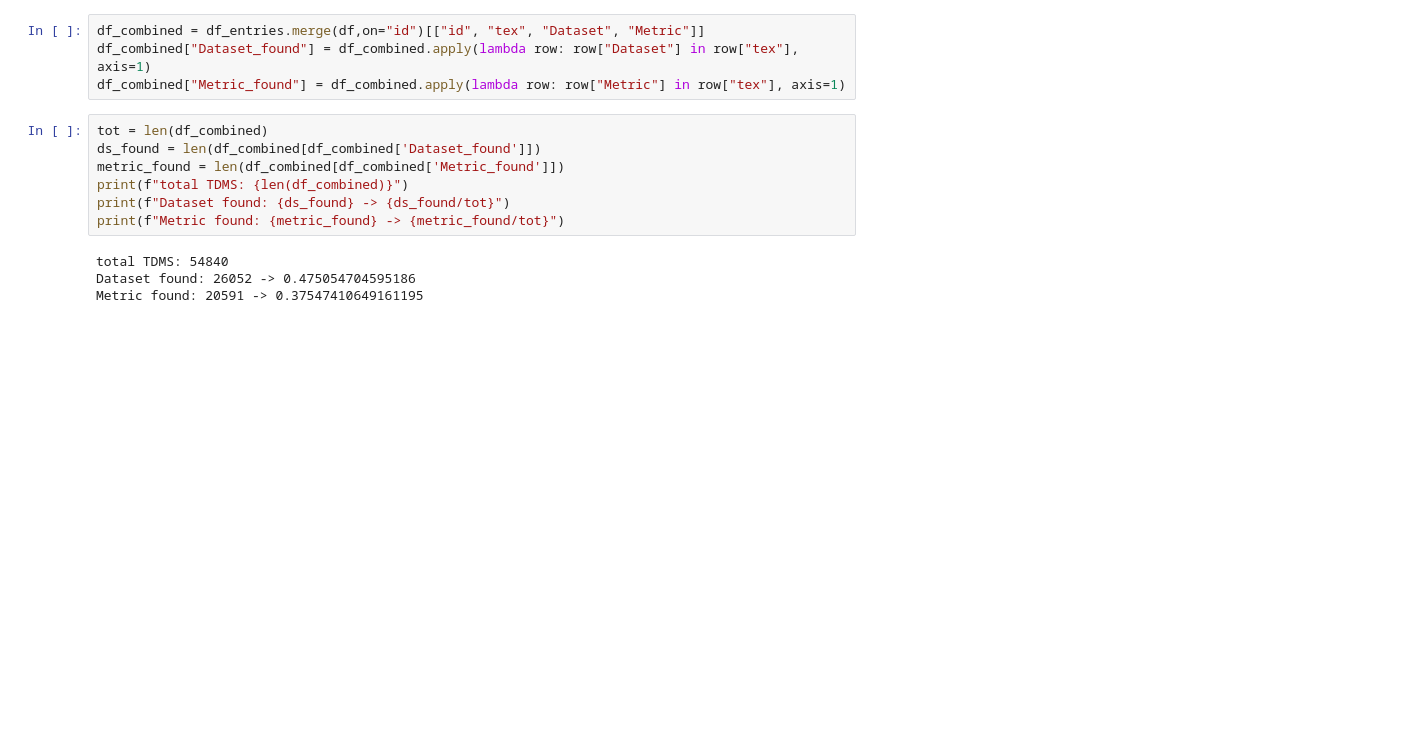
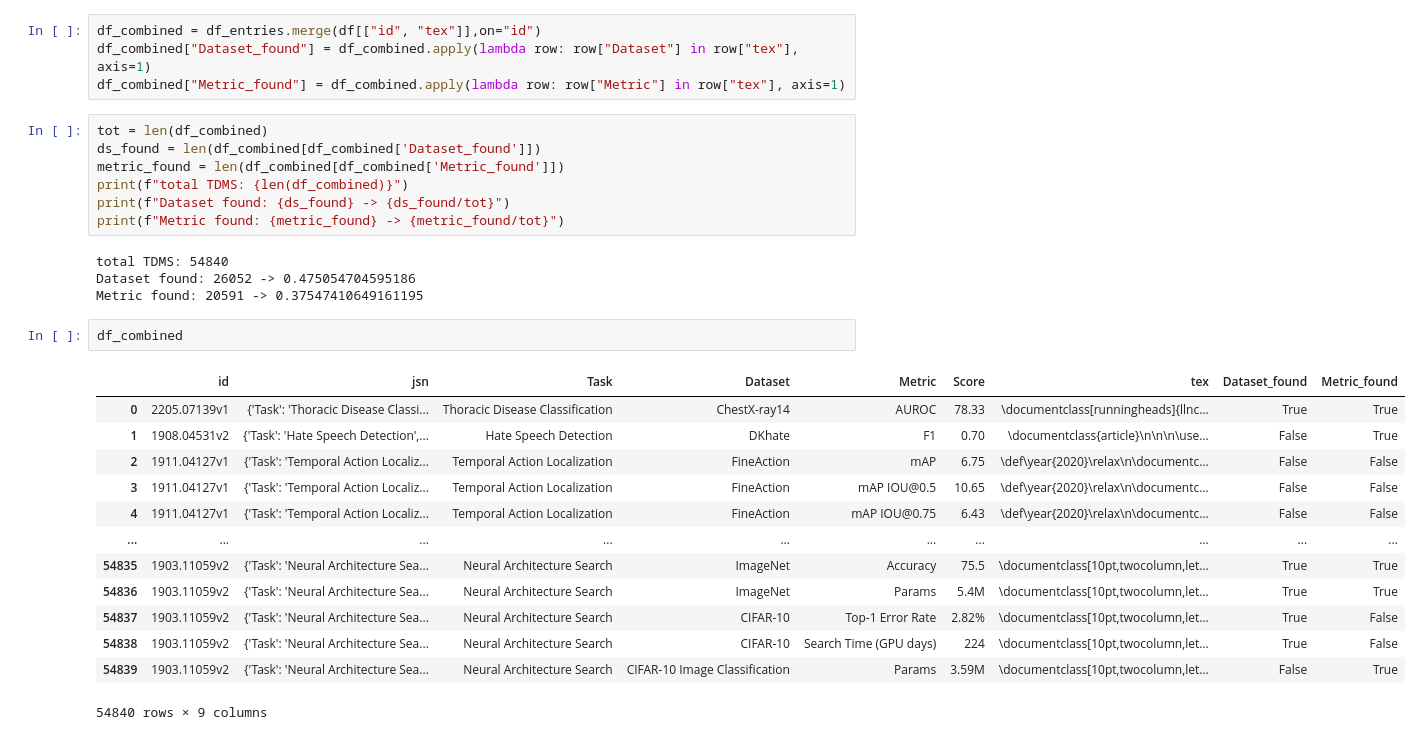
Before and after one commit to urbanlutz/nlp2024_ClefTask4SOTA, a Jupyter notebook: data_exploration.ipynb, the cells around one changed output. Saved outputs shown, nothing was run; the diff lists cells and outputs as text; blank space fills up the shorter version.

Commit message:
dataset

```diff
--- a/data_exploration.ipynb
+++ b/data_exploration.ipynb
@@ -282,7 +254,7 @@ Name: id, dtype: int64
 def is_in_tex(item, tex):
     return item in tex
 # %%
-df_combined = df_entries.merge(df,on="id")[["id", "tex", "Dataset", "Metric"]]
+df_combined = df_entries.merge(df[["id", "tex"]],on="id")
 df_combined["Dataset_found"] = df_combined.apply(lambda row: row["Dataset"] in row["tex"], axis=1)
 df_combined["Metric_found"] = df_combined.apply(lambda row: row["Metric"] in row["tex"], axis=1)
 # %%
@@ -296,3 +268,19 @@ print(f"Metric found: {metric_found} -> {metric_found/tot}")
 total TDMS: 54840
 Dataset found: 26052 -> 0.475054704595186
 Metric found: 20591 -> 0.37547410649161195
+# %%
+df_combined
+# %% [output]
+|  | id | jsn | Task | Dataset | Metric | Score | tex | Dataset_found | Metric_found |
+| 0 | 2205.07139v1 | {'Task': 'Thoracic Disease Classi... | Thoracic Disease Classification | ChestX-ray14 | AUROC | 78.33 | \documentclass[runningheads]{llnc... | True | True |
+| 1 | 1908.04531v2 | {'Task': 'Hate Speech Detection',... | Hate Speech Detection | DKhate | F1 | 0.70 | \documentclass{article}\n\n\n\use... | False | True |
+| 2 | 1911.04127v1 | {'Task': 'Temporal Action Localiz... | Temporal Action Localization | FineAction | mAP | 6.75 | \def\year{2020}\relax\n\documentc... | False | False |
+| 3 | 1911.04127v1 | {'Task': 'Temporal Action Localiz... | Temporal Action Localization | FineAction | mAP IOU@0.5 | 10.65 | \def\year{2020}\relax\n\documentc... | False | False |
+| 4 | 1911.04127v1 | {'Task': 'Temporal Action Localiz... | Temporal Action Localization | FineAction | mAP IOU@0.75 | 6.43 | \def\year{2020}\relax\n\documentc... | False | False |
+| ... | ... | ... | ... | ... | ... | ... | ... | ... | ... |
+| 54835 | 1903.11059v2 | {'Task': 'Neural Architecture Sea... | Neural Architecture Search | ImageNet | Accuracy | 75.5 | \documentclass[10pt,twocolumn,let... | True | True |
+| 54836 | 1903.11059v2 | {'Task': 'Neural Architecture Sea... | Neural Architecture Search | ImageNet | Params | 5.4M | \documentclass[10pt,twocolumn,let... | True | True |
+| 54837 | 1903.11059v2 | {'Task': 'Neural Architecture Sea... | Neural Architecture Search | CIFAR-10 | Top-1 Error Rate | 2.82% | \documentclass[10pt,twocolumn,let... | True | False |
+| 54838 | 1903.11059v2 | {'Task': 'Neural Architecture Sea... | Neural Architecture Search | CIFAR-10 | Search Time (GPU days) | 224 | \documentclass[10pt,twocolumn,let... | True | False |
+| 54839 | 1903.11059v2 | {'Task': 'Neural Architecture Sea... | Neural Architecture Search | CIFAR-10 Image Classification | Params | 3.59M | \documentclass[10pt,twocolumn,let... | False | True |
+54840 rows × 9 columns
```
Also changed, not shown: parts of 2 cells of this notebook, 1 other file.
